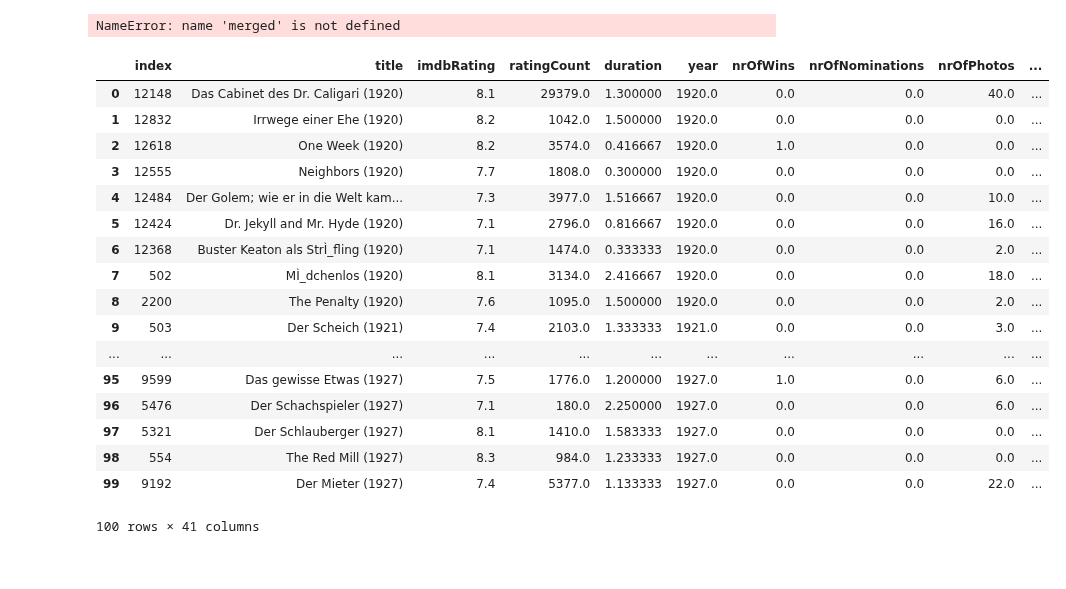
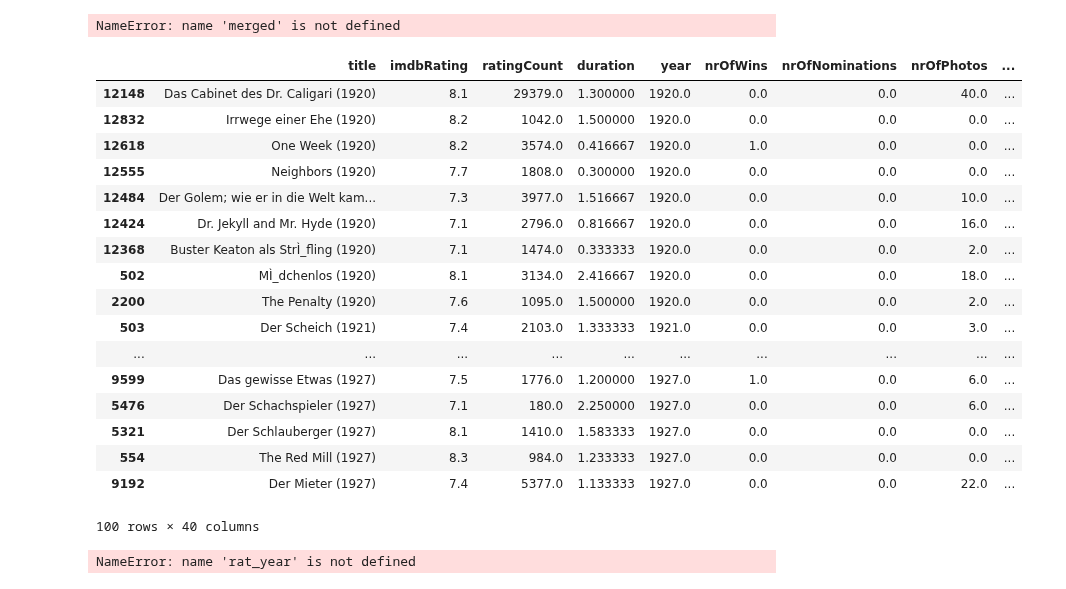
Before and after one commit to NumEconCopenhagen/projects-2019-credible-threats, a Jupyter notebook: dataproject/Fig2_J.ipynb, the cells around one changed output. Drawn from its saved outputs; the diff is of its cells as text; code cells hidden in the pictures.

```diff
--- a/dataproject/Fig2_J.ipynb
+++ b/dataproject/Fig2_J.ipynb
@@ -37,42 +37,44 @@ NameError: name 'merged' is not defined
 # %%
 import numpy as np
 import matplotlib.pyplot as plt
 import pandas as pd
 import ipywidgets as widgets
 import seaborn as sns
 
 from data_gen_test import gen_df
 
 filename = 'imdb.csv'
 df = gen_df(filename)
 imdb = df.copy()
 
 imdb['avg_rat'] = imdb.groupby('year')['imdbRating'].mean()
-imdb.reset_index(inplace=True)
 
 imdb.head(100)
 
 #imdb['imdbRating'].groupby('year').agg(lambda x: x/x[-1]).plot(x = 'year', y = 'imdbRating');
 # %% [output]
-|  | index | title | imdbRating | ratingCount | duration | year | nrOfWins | nrOfNominations | nrOfPhotos | ... |
-| 0 | 12148 | Das Cabinet des Dr. Caligari (1920) | 8.1 | 29379.0 | 1.300000 | 1920.0 | 0.0 | 0.0 | 40.0 | ... |
-| 1 | 12832 | Irrwege einer Ehe (1920) | 8.2 | 1042.0 | 1.500000 | 1920.0 | 0.0 | 0.0 | 0.0 | ... |
-| 2 | 12618 | One Week (1920) | 8.2 | 3574.0 | 0.416667 | 1920.0 | 1.0 | 0.0 | 0.0 | ... |
-| 3 | 12555 | Neighbors (1920) | 7.7 | 1808.0 | 0.300000 | 1920.0 | 0.0 | 0.0 | 0.0 | ... |
-| 4 | 12484 | Der Golem; wie er in die Welt kam... | 7.3 | 3977.0 | 1.516667 | 1920.0 | 0.0 | 0.0 | 10.0 | ... |
-| 5 | 12424 | Dr. Jekyll and Mr. Hyde (1920) | 7.1 | 2796.0 | 0.816667 | 1920.0 | 0.0 | 0.0 | 16.0 | ... |
-| 6 | 12368 | Buster Keaton als StrÌ_fling (1920) | 7.1 | 1474.0 | 0.333333 | 1920.0 | 0.0 | 0.0 | 2.0 | ... |
-| 7 | 502 | MÌ_dchenlos (1920) | 8.1 | 3134.0 | 2.416667 | 1920.0 | 0.0 | 0.0 | 18.0 | ... |
-| 8 | 2200 | The Penalty (1920) | 7.6 | 1095.0 | 1.500000 | 1920.0 | 0.0 | 0.0 | 2.0 | ... |
-| 9 | 503 | Der Scheich (1921) | 7.4 | 2103.0 | 1.333333 | 1921.0 | 0.0 | 0.0 | 3.0 | ... |
-| ... | ... | ... | ... | ... | ... | ... | ... | ... | ... | ... |
-| 95 | 9599 | Das gewisse Etwas (1927) | 7.5 | 1776.0 | 1.200000 | 1927.0 | 1.0 | 0.0 | 6.0 | ... |
-| 96 | 5476 | Der Schachspieler (1927) | 7.1 | 180.0 | 2.250000 | 1927.0 | 0.0 | 0.0 | 6.0 | ... |
-| 97 | 5321 | Der Schlauberger (1927) | 8.1 | 1410.0 | 1.583333 | 1927.0 | 0.0 | 0.0 | 0.0 | ... |
-| 98 | 554 | The Red Mill (1927) | 8.3 | 984.0 | 1.233333 | 1927.0 | 0.0 | 0.0 | 0.0 | ... |
-| 99 | 9192 | Der Mieter (1927) | 7.4 | 5377.0 | 1.133333 | 1927.0 | 0.0 | 0.0 | 22.0 | ... |
+|  | title | imdbRating | ratingCount | duration | year | nrOfWins | nrOfNominations | nrOfPhotos | ... |
+| 12148 | Das Cabinet des Dr. Caligari (1920) | 8.1 | 29379.0 | 1.300000 | 1920.0 | 0.0 | 0.0 | 40.0 | ... |
+| 12832 | Irrwege einer Ehe (1920) | 8.2 | 1042.0 | 1.500000 | 1920.0 | 0.0 | 0.0 | 0.0 | ... |
+| 12618 | One Week (1920) | 8.2 | 3574.0 | 0.416667 | 1920.0 | 1.0 | 0.0 | 0.0 | ... |
+| 12555 | Neighbors (1920) | 7.7 | 1808.0 | 0.300000 | 1920.0 | 0.0 | 0.0 | 0.0 | ... |
+| 12484 | Der Golem; wie er in die Welt kam... | 7.3 | 3977.0 | 1.516667 | 1920.0 | 0.0 | 0.0 | 10.0 | ... |
+| 12424 | Dr. Jekyll and Mr. Hyde (1920) | 7.1 | 2796.0 | 0.816667 | 1920.0 | 0.0 | 0.0 | 16.0 | ... |
+| 12368 | Buster Keaton als StrÌ_fling (1920) | 7.1 | 1474.0 | 0.333333 | 1920.0 | 0.0 | 0.0 | 2.0 | ... |
+| 502 | MÌ_dchenlos (1920) | 8.1 | 3134.0 | 2.416667 | 1920.0 | 0.0 | 0.0 | 18.0 | ... |
+| 2200 | The Penalty (1920) | 7.6 | 1095.0 | 1.500000 | 1920.0 | 0.0 | 0.0 | 2.0 | ... |
+| 503 | Der Scheich (1921) | 7.4 | 2103.0 | 1.333333 | 1921.0 | 0.0 | 0.0 | 3.0 | ... |
+| ... | ... | ... | ... | ... | ... | ... | ... | ... | ... |
+| 9599 | Das gewisse Etwas (1927) | 7.5 | 1776.0 | 1.200000 | 1927.0 | 1.0 | 0.0 | 6.0 | ... |
+| 5476 | Der Schachspieler (1927) | 7.1 | 180.0 | 2.250000 | 1927.0 | 0.0 | 0.0 | 6.0 | ... |
+| 5321 | Der Schlauberger (1927) | 8.1 | 1410.0 | 1.583333 | 1927.0 | 0.0 | 0.0 | 0.0 | ... |
+| 554 | The Red Mill (1927) | 8.3 | 984.0 | 1.233333 | 1927.0 | 0.0 | 0.0 | 0.0 | ... |
+| 9192 | Der Mieter (1927) | 7.4 | 5377.0 | 1.133333 | 1927.0 | 0.0 | 0.0 | 22.0 | ... |
-100 rows × 41 columns
+100 rows × 40 columns
 # %%
+start_year = 1920
+end_year = 2015
+
 rat_index = np.empty(end_year-start_year)
 
 
@@ -98,3 +100,5 @@ ax2.set_ylabel(f'Index: {end_year-1}=100')
 ax2.set_title(f'Indexed average of IMDB rating, {start_year}-{end_year-1}')
 #ax2.grid(True)
 #ax2.set_ylim([0,120])
+# %% [output]
+NameError: name 'rat_year' is not defined
```
Also changed, not shown: 5 other files.
